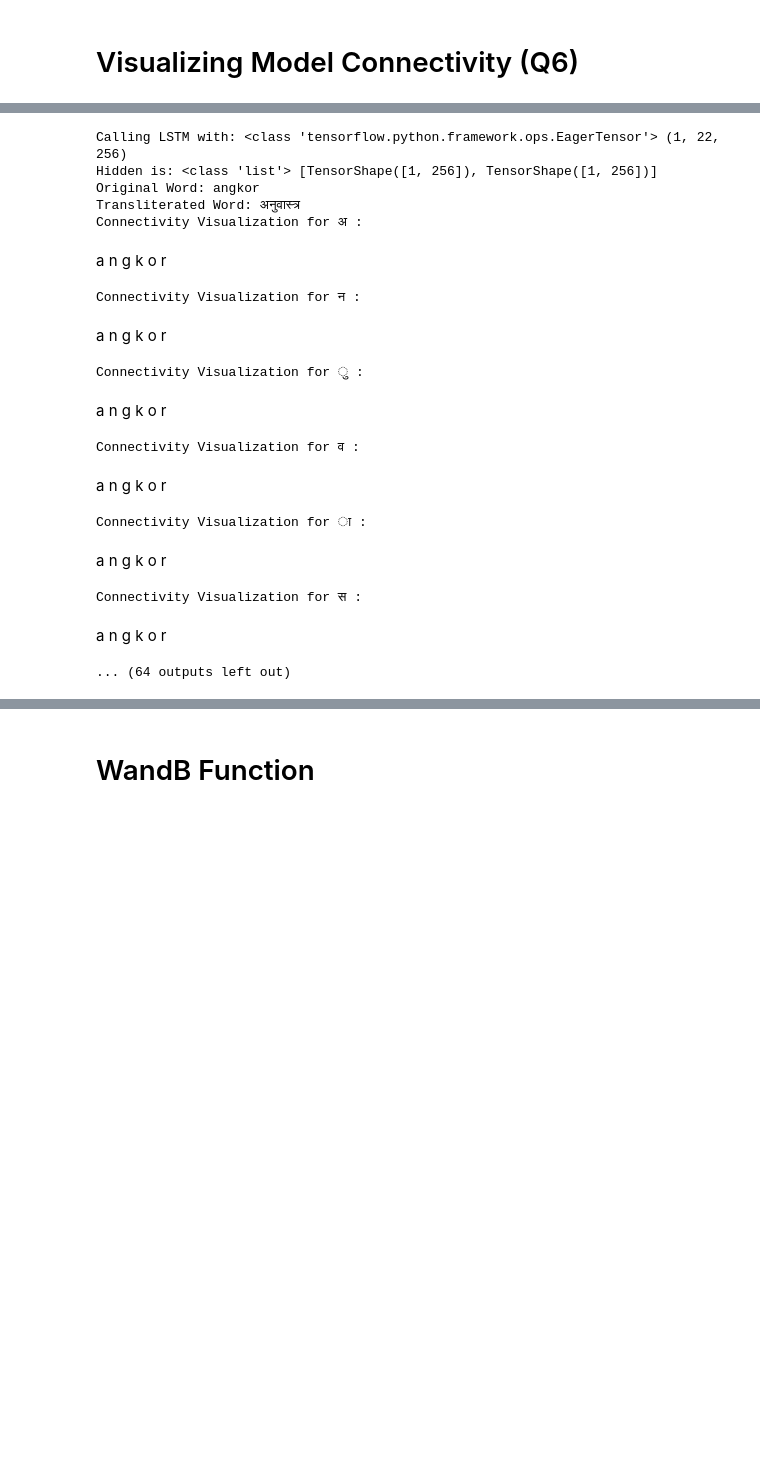
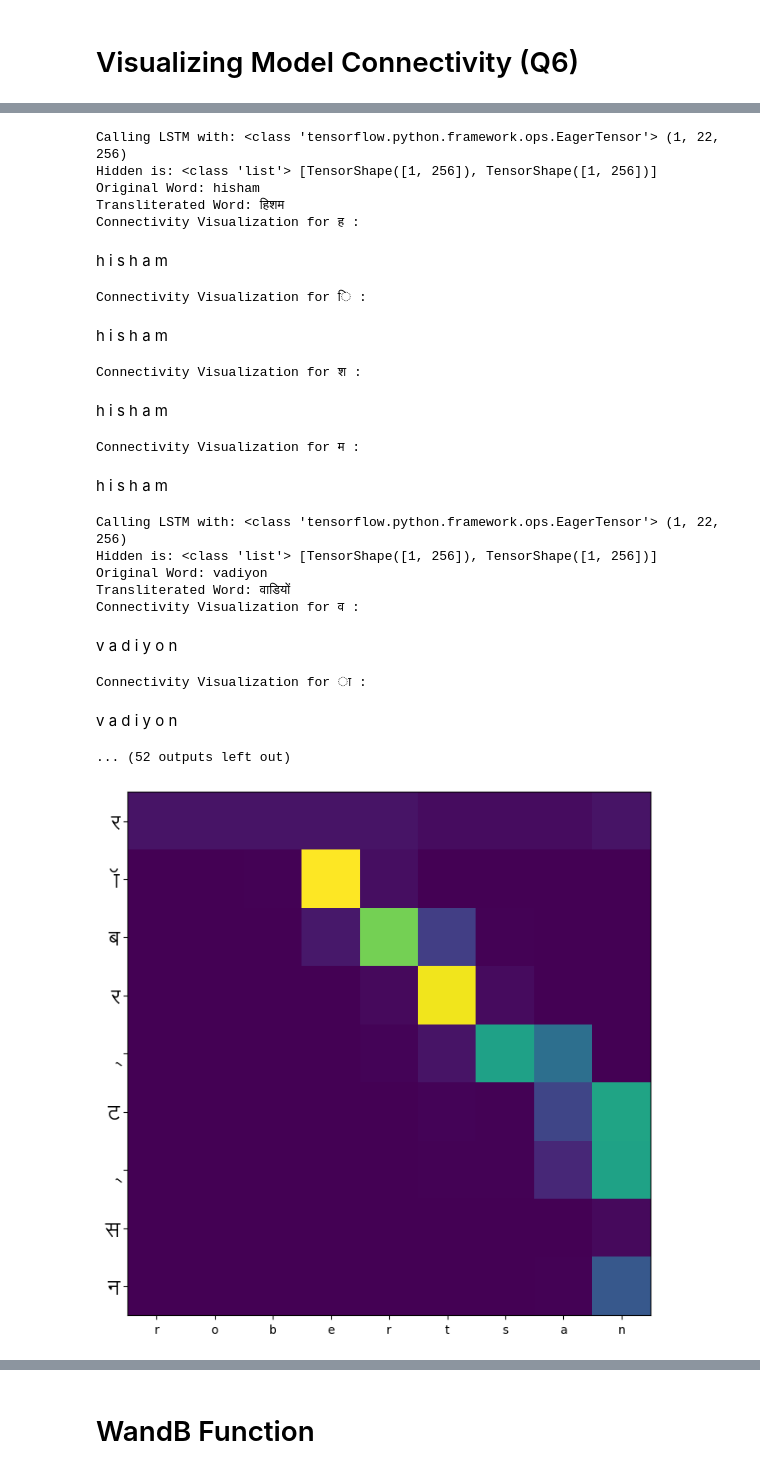
Before and after one commit to alokgaurav04/DA6401_Assignment_3, a Jupyter notebook: Assignment_3_RNN.ipynb, the cells around one changed output, grey strips where cells are left out. Drawn from its saved outputs; the diff is of its cells as text; code cells hidden in the pictures; blank space fills up the shorter version.

```diff
--- a/Assignment_3_RNN.ipynb
+++ b/Assignment_3_RNN.ipynb
@@ -87,8 +22,5 @@ Drive already mounted at /content/drive; to attempt to forcibly remount, call dr
 # %%
 def get_data_files(language):
-    """ Function fo read data
-    """
-
     ## REPLACE THIS PATH UPTO dakshina_dataset_v1.0 with your own dataset path ##
     template = "/content/drive/MyDrive/Assignment_3/hi.translit.sampled.{}.tsv"
 
@@ -104,8 +36,6 @@ def add_start_end_tokens(df, cols, sos="\t", eos="\n"):
     """ Adds EOS and SOS tokens to data
     """
     def add_tokens(s):
-        # \t = starting token
-        # \n = ending token
         return sos + str(s) + eos
 
     for col in cols:
@@ -170,9 +100,9 @@ def get_layer(name, units, dropout, return_state=False, return_sequences=False):
                            return_state=return_state,
                            return_sequences=return_sequences)
 
-class BahdanauAttention(tf.keras.layers.Layer):
+class RNNAttention(tf.keras.layers.Layer):
   def __init__(self, units):
-    super(BahdanauAttention, self).__init__()
+    super(RNNAttention, self).__init__()
     self.W1 = tf.keras.layers.Dense(units)
     self.W2 = tf.keras.layers.Dense(units)
     self.V = tf.keras.layers.Dense(1)
@@ -205,12 +135,6 @@ class Encoder(tf.keras.Model):
     def call(self, x, hidden):
         x = self.embedding(x)
         outputs=x
-        # x = self.rnn_layers[0](x, initial_state=hidden)
-
-        # for layer in self.rnn_layers[1:]:
-        #     x = layer(x)
-
-        # output, state = x[0], x[1:]
 
         if (self.layer_type=='lstm'):
             outputs, h, c = self.rnn_layers[0](outputs, initial_state=hidden)
@@ -261,27 +185,10 @@ class Decoder(tf.keras.Model):
         self.dense = layers.Dense(decoder_vocab_size, activation="softmax")
         self.flatten = layers.Flatten()
         if self.attention:
-            self.attention_layer = BahdanauAttention(self.units)
+            self.attention_layer = RNNAttention(self.units)
         self.create_rnn_layers()
 
     def call(self, x, hidden, enc_out=None):
-
-        # x = self.embedding_layer(x)
-
-        # if self.attention:
-        #     context_vector, attention_weights = self.attention_layer(hidden, enc_out)
-        #     x = tf.concat([tf.expand_dims(context_vector, 1), x], -1)
-        # else:
-        #     attention_weights = None
-
-        # x = self.rnn_layers[0](x, initial_state=hidden)
-
-        # for layer in self.rnn_layers[1:]:
-        #     x = layer(x)
-
-        # output, state = x[0], x[1:]
-
-        # output = self.dense(self.flatten(output))
 
         x = self.embedding_layer(x)
 
@@ -1043,5 +831,5 @@ model = test_on_dataset(language="hi",
                         layer_type="lstm",
                         units=256,
                         dropout=0.2,
-                        attention=False,
-                        filename="English_To_Hindi_without_Attention.csv")
+                        attention=True,
+                        filename="English_To_Hindi_with_Attention.csv")
@@ -1094,20 +856,29 @@ for word in test_words:
 # %% [output]
 Calling LSTM with: <class 'tensorflow.python.framework.ops.EagerTensor'> (1, 22, 256)
 Hidden is: <class 'list'> [TensorShape([1, 256]), TensorShape([1, 256])]
-Original Word: angkor
-Transliterated Word: अनुवास्त्र
-Connectivity Visualization for अ :
+Original Word: hisham
+Transliterated Word: हिशम
+Connectivity Visualization for ह :
-a n g k o r
+h i s h a m
-Connectivity Visualization for न :
+Connectivity Visualization for ि :
-a n g k o r
+h i s h a m
-Connectivity Visualization for ु :
+Connectivity Visualization for श :
-a n g k o r
+h i s h a m
-Connectivity Visualization for व :
+Connectivity Visualization for म :
-a n g k o r
+h i s h a m
-Connectivity Visualization for ा :
+Calling LSTM with: <class 'tensorflow.python.framework.ops.EagerTensor'> (1, 22, 256)
+Hidden is: <class 'list'> [TensorShape([1, 256]), TensorShape([1, 256])]
+Original Word: vadiyon
+Transliterated Word: वाडियों
+Connectivity Visualization for व :
-a n g k o r
+v a d i y o n
-Connectivity Visualization for स :
+Connectivity Visualization for ा :
-a n g k o r
+v a d i y o n
-... (64 outputs left out)
+... (52 outputs left out)
+# %%
+fig, ax = plt.subplots(figsize=(10, 8))
+model.plot_attention_heatmap('robertsan', ax)
+# %% [output]
+[figure, added]
 # %%
 randomly_evaluate(model, n=20)
```
Also changed, not shown: parts of 36 cells of this notebook.
